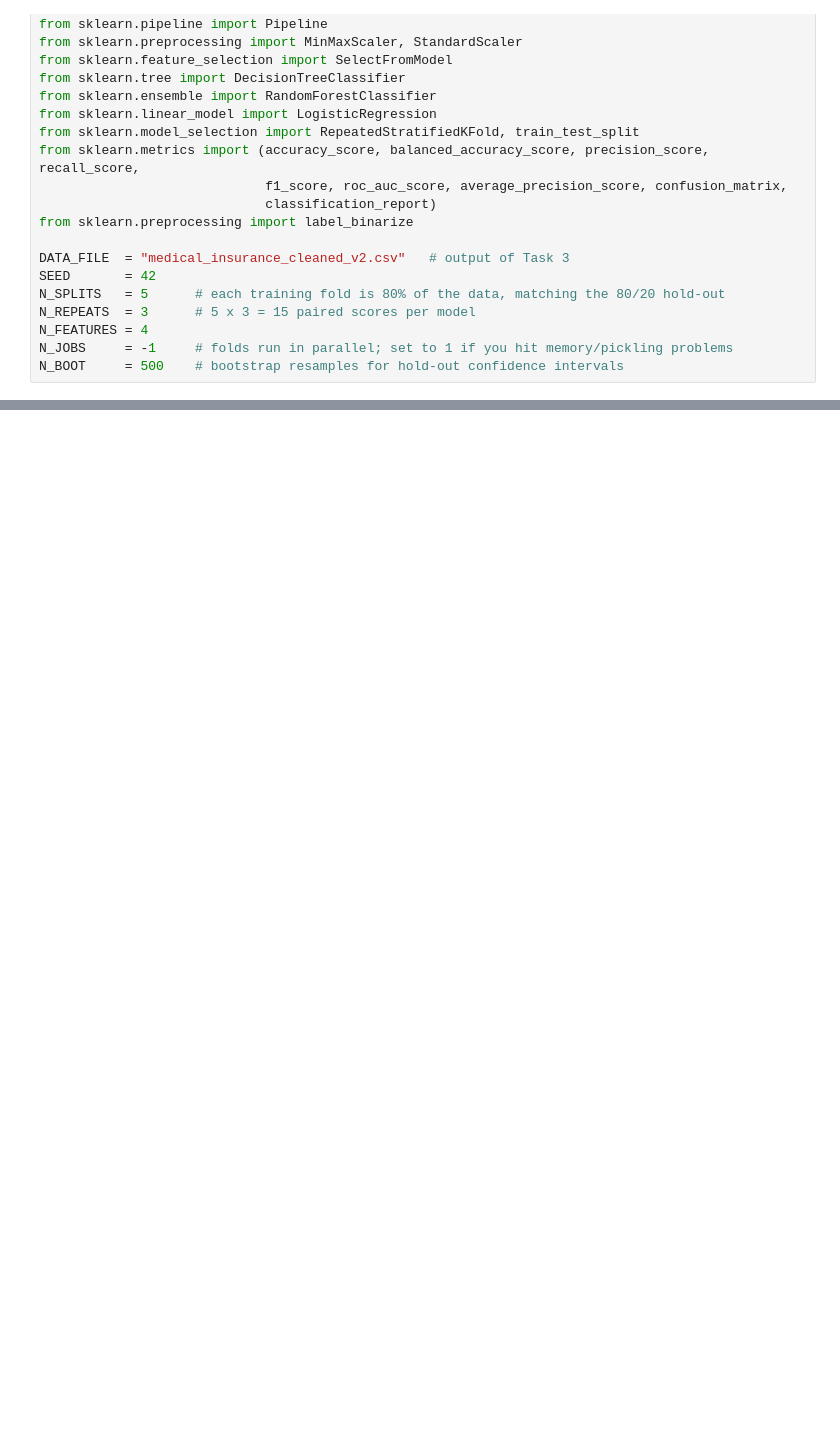
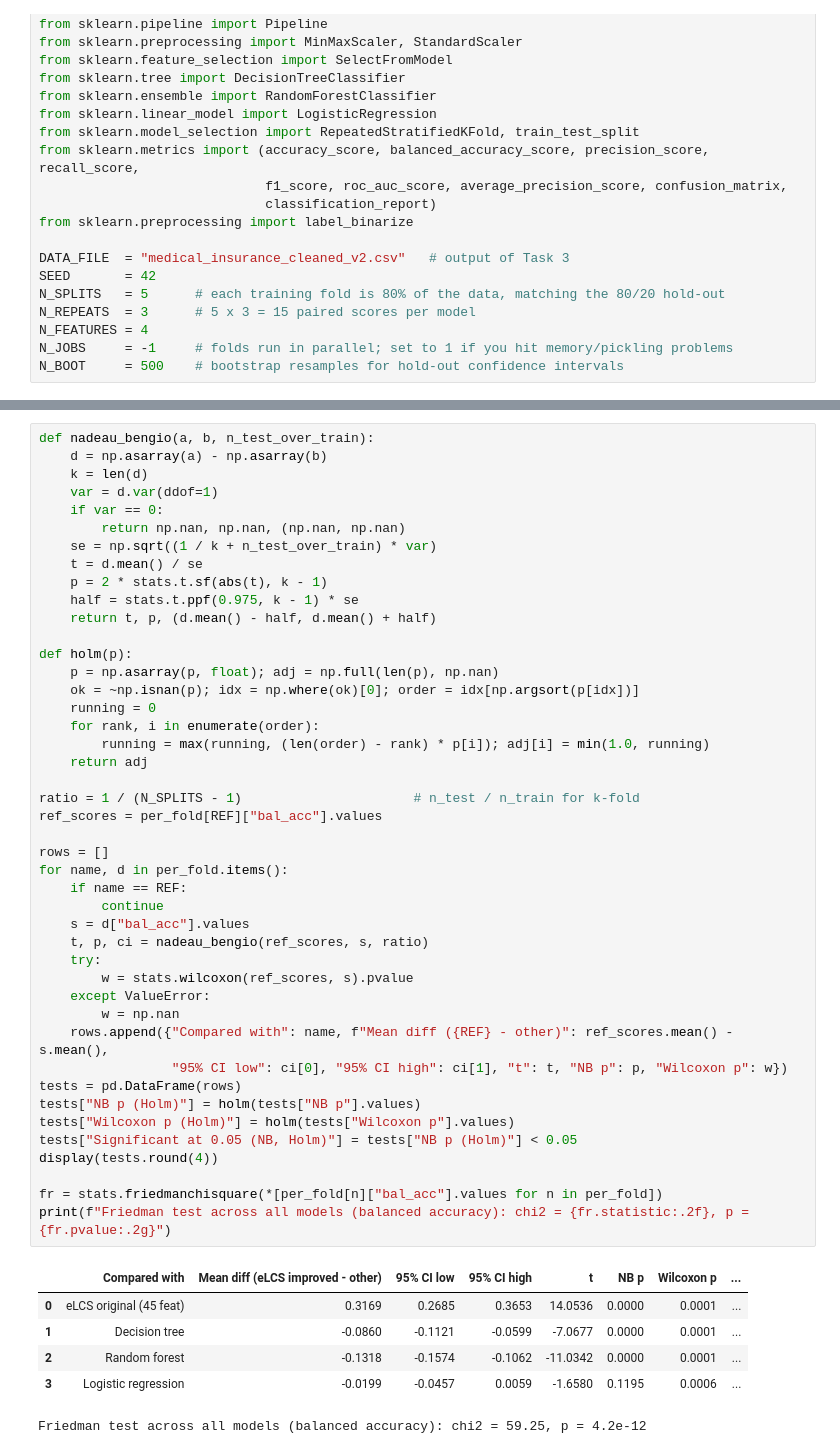
Before and after one commit to hrt9888/ENGE707-Group-Project-DBI, a Jupyter notebook: Phase 2 task 5.ipynb, the cells around one changed output, grey strips where cells are left out. Saved outputs shown, nothing was run; the diff lists cells and outputs as text; blank space fills up the shorter version.

```diff
--- a/Phase 2 task 5.ipynb
+++ b/Phase 2 task 5.ipynb
@@ -28,0 +158,51 @@ N_BOOT     = 500    # bootstrap resamples for hold-out confidence intervals
+# %%
+def nadeau_bengio(a, b, n_test_over_train):
+    d = np.asarray(a) - np.asarray(b)
+    k = len(d)
+    var = d.var(ddof=1)
+    if var == 0:
+        return np.nan, np.nan, (np.nan, np.nan)
+    se = np.sqrt((1 / k + n_test_over_train) * var)
+    t = d.mean() / se
+    p = 2 * stats.t.sf(abs(t), k - 1)
+    half = stats.t.ppf(0.975, k - 1) * se
+    return t, p, (d.mean() - half, d.mean() + half)
+
+def holm(p):
+    p = np.asarray(p, float); adj = np.full(len(p), np.nan)
+    ok = ~np.isnan(p); idx = np.where(ok)[0]; order = idx[np.argsort(p[idx])]
+    running = 0
+    for rank, i in enumerate(order):
+        running = max(running, (len(order) - rank) * p[i]); adj[i] = min(1.0, running)
+    return adj
+
+ratio = 1 / (N_SPLITS - 1)                      # n_test / n_train for k-fold
+ref_scores = per_fold[REF]["bal_acc"].values
+
+rows = []
+for name, d in per_fold.items():
+    if name == REF:
+        continue
+    s = d["bal_acc"].values
+    t, p, ci = nadeau_bengio(ref_scores, s, ratio)
+    try:
+        w = stats.wilcoxon(ref_scores, s).pvalue
+    except ValueError:
+        w = np.nan
+    rows.append({"Compared with": name, f"Mean diff ({REF} - other)": ref_scores.mean() - s.mean(),
+                 "95% CI low": ci[0], "95% CI high": ci[1], "t": t, "NB p": p, "Wilcoxon p": w})
+tests = pd.DataFrame(rows)
+tests["NB p (Holm)"] = holm(tests["NB p"].values)
+tests["Wilcoxon p (Holm)"] = holm(tests["Wilcoxon p"].values)
+tests["Significant at 0.05 (NB, Holm)"] = tests["NB p (Holm)"] < 0.05
+display(tests.round(4))
+
+fr = stats.friedmanchisquare(*[per_fold[n]["bal_acc"].values for n in per_fold])
+print(f"Friedman test across all models (balanced accuracy): chi2 = {fr.statistic:.2f}, p = {fr.pvalue:.2g}")
+# %% [output]
+|  | Compared with | Mean diff (eLCS improved - other) | 95% CI low | 95% CI high | t | NB p | Wilcoxon p | ... |
+| 0 | eLCS original (45 feat) | 0.3169 | 0.2685 | 0.3653 | 14.0536 | 0.0000 | 0.0001 | ... |
+| 1 | Decision tree | -0.0860 | -0.1121 | -0.0599 | -7.0677 | 0.0000 | 0.0001 | ... |
+| 2 | Random forest | -0.1318 | -0.1574 | -0.1062 | -11.0342 | 0.0000 | 0.0001 | ... |
+| 3 | Logistic regression | -0.0199 | -0.0457 | 0.0059 | -1.6580 | 0.1195 | 0.0006 | ... |
+Friedman test across all models (balanced accuracy): chi2 = 59.25, p = 4.2e-12
```
Also changed, not shown: parts of 7 cells of this notebook.
